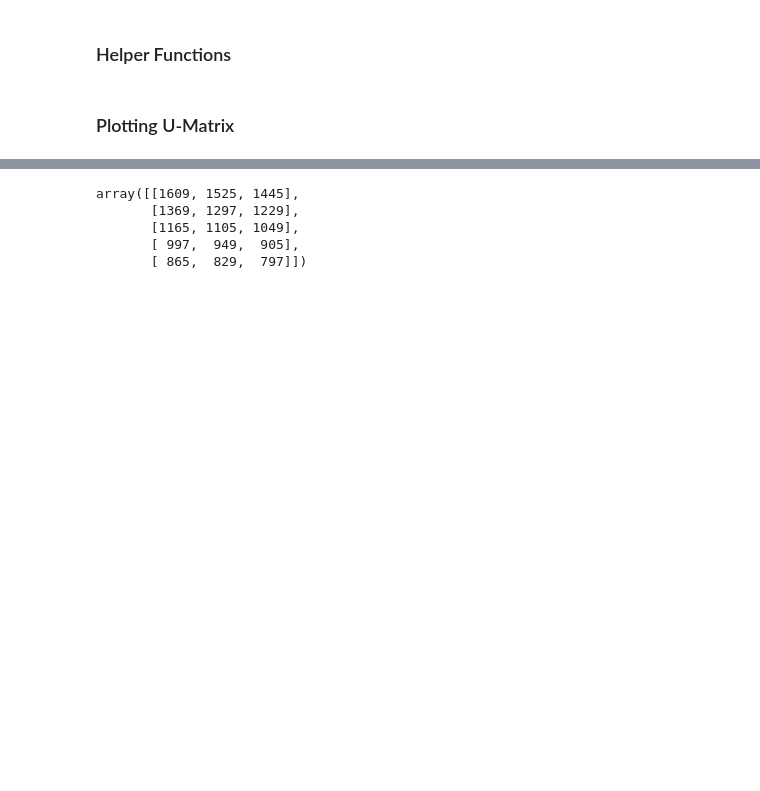
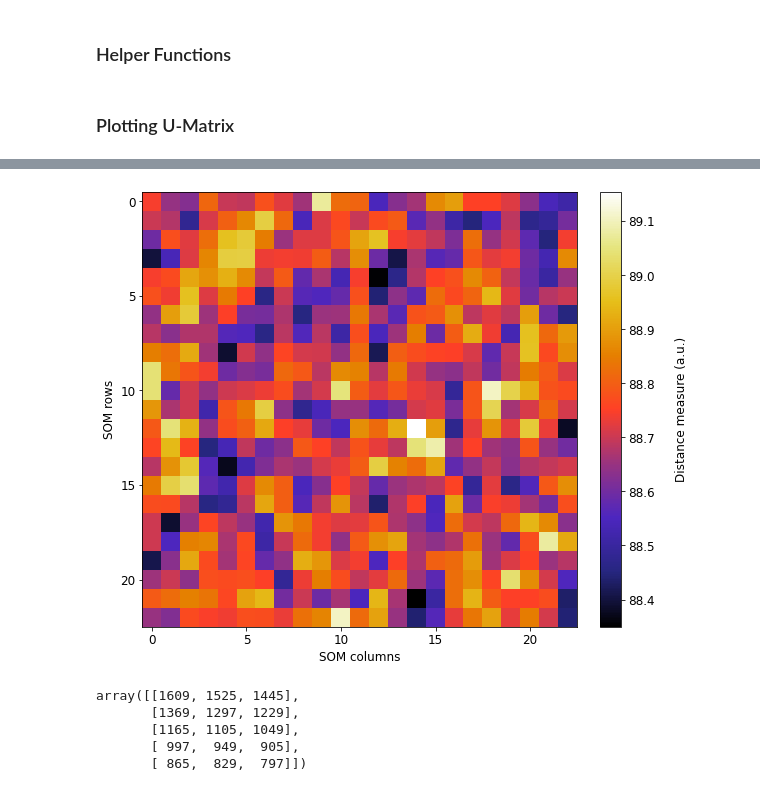
Before and after one commit to FarshidNooshi/TensorFlow-Notebooks, a Jupyter notebook: RCV1 Dataset Visualization/Self Organizing Map.ipynb, the cells around one changed output, grey strips where cells are left out. Drawn from its saved outputs; the diff is of its cells as text; code cells hidden in the pictures; blank space fills up the shorter version.

```diff
--- a/RCV1 Dataset Visualization/Self Organizing Map.ipynb
+++ b/RCV1 Dataset Visualization/Self Organizing Map.ipynb
@@ -191,3 +195,27 @@ cbar.ax.tick_params(labelsize=fontsize)
+# %%
+u_matrix = calc_u_matrix(grid) #calculate the U matrix
+
+cmap="CMRmap"
+fontsize=12
+_, ax = plt.subplots(figsize=(10, 8))
+img = ax.imshow(u_matrix, cmap=cmap)
+
+# ticks and labels
+for tick in ax.xaxis.get_major_ticks():
+    tick.label.set_fontsize(fontsize)
+for tick in ax.yaxis.get_major_ticks():
+    tick.label.set_fontsize(fontsize)
+ax.set_ylabel("SOM rows", fontsize=fontsize)
+ax.set_xlabel("SOM columns", fontsize=fontsize)
+
+# colorbar
+cbar = plt.colorbar(img, ax=ax, fraction=0.04, pad=0.04)
+cbar.ax.set_ylabel(
+    "Distance measure (a.u.)", rotation=90, fontsize=fontsize, labelpad=20
+)
+cbar.ax.tick_params(labelsize=fontsize)
+# %% [output]
+[figure, added]
 # %%
 tt_grid = np.arange(15).reshape(5, 3, 1)
 
```
Also changed, not shown: parts of 4 cells of this notebook.
